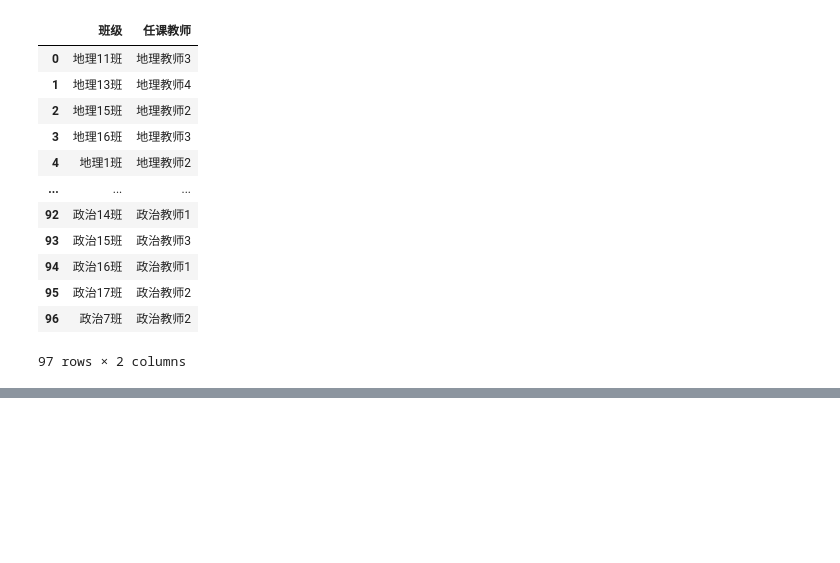
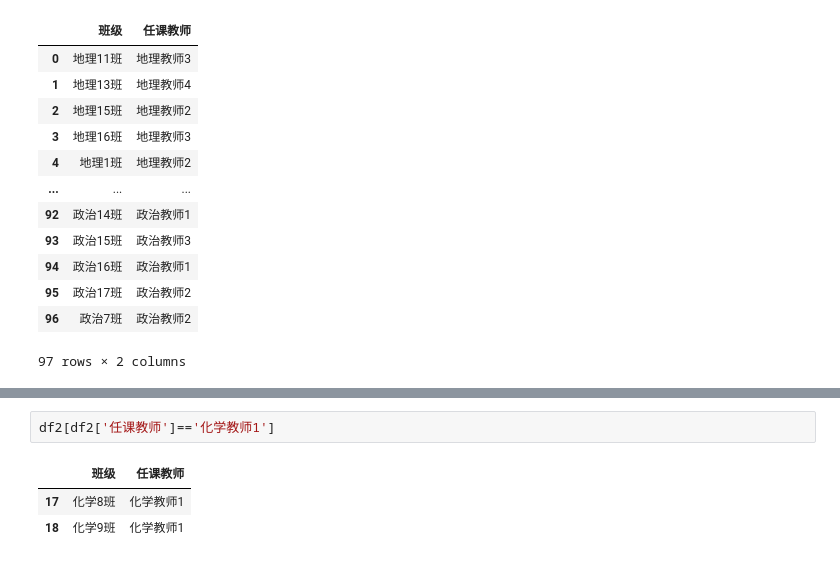
Before and after one commit to HansKing98/Data-Analysis, a Jupyter notebook: l1 成绩分析/高考3+3模式成绩分析.ipynb, the cells around one changed output, grey strips where cells are left out. Saved outputs shown, nothing was run; the diff lists cells and outputs as text; blank space fills up the shorter version.

```diff
--- a/l1 成绩分析/高考3+3模式成绩分析.ipynb
+++ b/l1 成绩分析/高考3+3模式成绩分析.ipynb
@@ -479,0 +562,6 @@ Name: 班级, dtype: int64
+# %%
+df2[df2['任课教师']=='化学教师1']
+# %% [output]
+|  | 班级 | 任课教师 |
+| 17 | 化学8班 | 化学教师1 |
+| 18 | 化学9班 | 化学教师1 |
```
Also changed, not shown: parts of 17 cells of this notebook.
